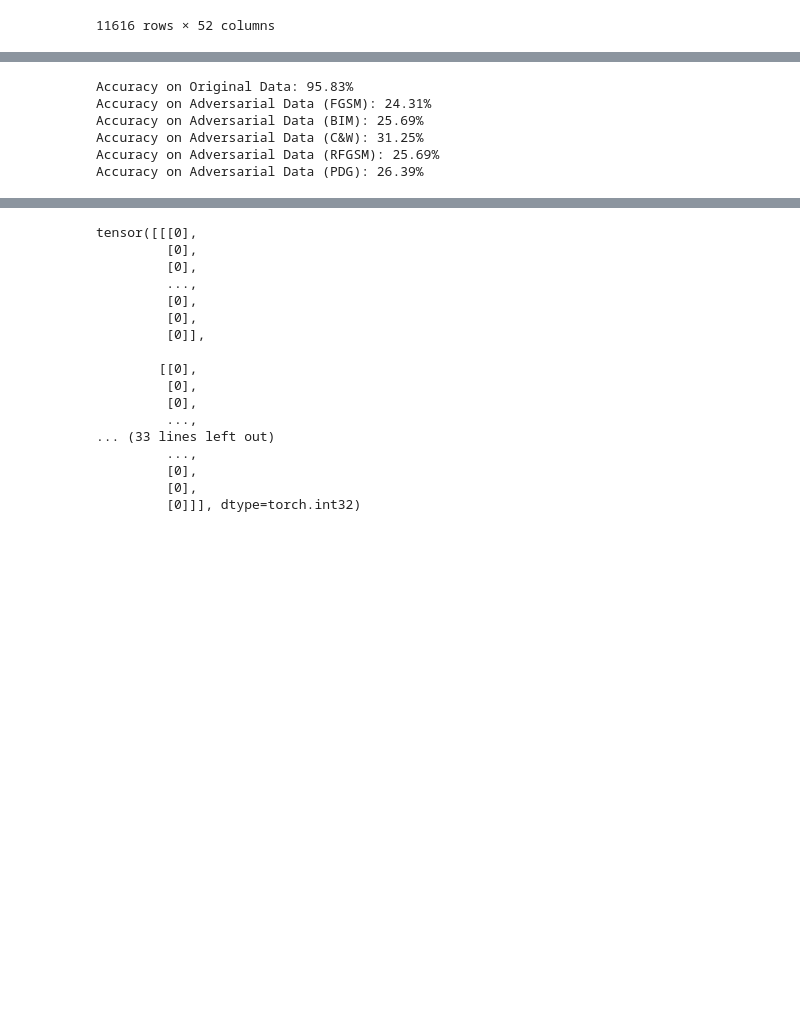
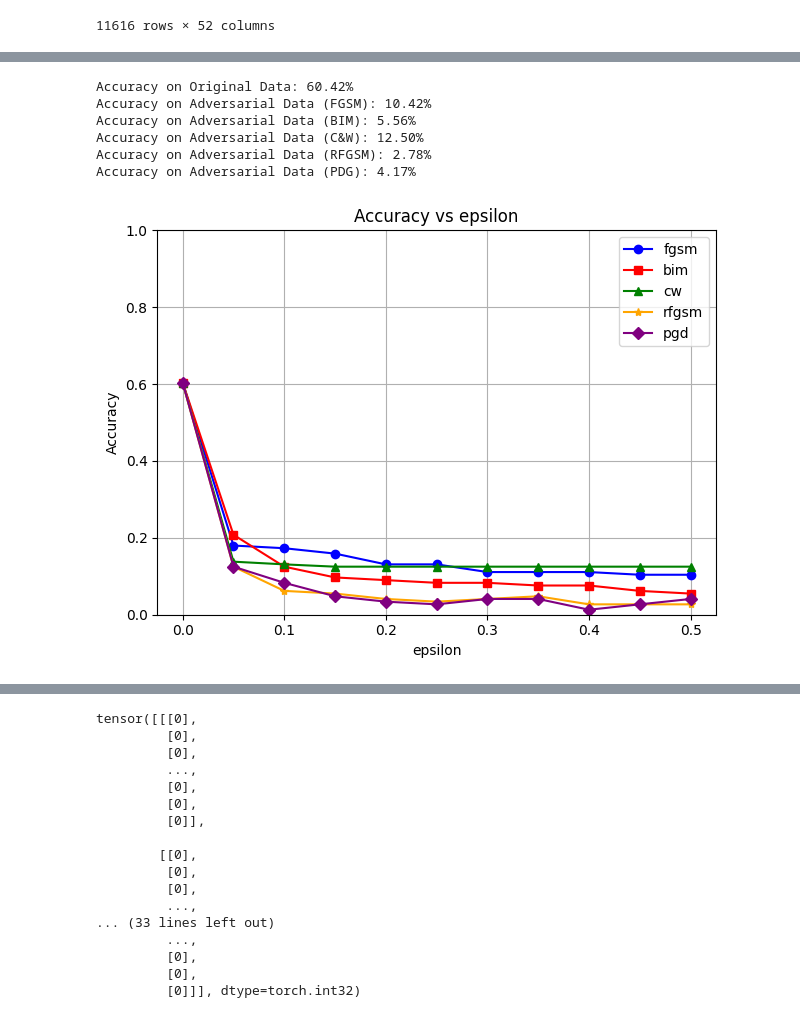
Before and after one commit to emadef1/FaultGuard, a Jupyter notebook: Fault_type.ipynb, the cells around one changed output, grey strips where cells are left out. Drawn from its saved outputs; the diff is of its cells as text; code cells hidden in the pictures; blank space fills up the shorter version.

```diff
--- a/Fault_type.ipynb
+++ b/Fault_type.ipynb
@@ -395,9 +332,8 @@ torch.save(model5.state_dict(), save_path)
 # %%
 # import torchvision
 import torchattacks
+# Load the pre-trained model
 model5.to("cpu")
-
-# Load the pre-trained model
 model5.eval()
 
 # Assuming you have a DataLoader for the test set called 'test_loader'
@@ -405,9 +341,9 @@ model5.eval()
 # Also, make sure your test set is properly normalized
 
 # Attack parameters
-epsilon_fgsm = 0.45 # Perturbation magnitude for FGSM
-epsilon_bim = 0.45 # Perturbation magnitude for BIM
-epsilon_cw = 0.45 # Perturbation magnitude for C&W
+epsilon_fgsm = 0.5  # Perturbation magnitude for FGSM
+epsilon_bim = 0.5 # Perturbation magnitude for BIM
+epsilon_cw = 0.5 # Perturbation magnitude for C&W
 
 correct_original = 0
 correct_adversarial_fgsm = 0
@@ -419,6 +355,7 @@ total = 0
 
 # Iterate over the test set
 for inputs, labels in test_loader:
+
     # Forward pass on the original input
     outputs_original = model5(inputs)
     _, predicted_original = torch.max(outputs_original, 1)
@@ -476,38 +413,40 @@ print(f'Accuracy on Adversarial Data (C&W): {accuracy_adversarial_cw * 100:.2f}%
 print(f'Accuracy on Adversarial Data (RFGSM): {accuracy_adversarial_rfgsm * 100:.2f}%')
 print(f'Accuracy on Adversarial Data (PDG): {accuracy_adversarial_PGD * 100:.2f}%')
 # %% [output]
-Accuracy on Original Data: 95.83%
-Accuracy on Adversarial Data (FGSM): 24.31%
-Accuracy on Adversarial Data (BIM): 25.69%
-Accuracy on Adversarial Data (C&W): 31.25%
-Accuracy on Adversarial Data (RFGSM): 25.69%
-Accuracy on Adversarial Data (PDG): 26.39%
+Accuracy on Original Data: 60.42%
+Accuracy on Adversarial Data (FGSM): 10.42%
+Accuracy on Adversarial Data (BIM): 5.56%
+Accuracy on Adversarial Data (C&W): 12.50%
+Accuracy on Adversarial Data (RFGSM): 2.78%
+Accuracy on Adversarial Data (PDG): 4.17%
 # %%
 import matplotlib.pyplot as plt
 
 # Given ASR values for two sets
-asr_values_set1 = [0.958,0.451, 0.381, 0.298, 0.284, 0.27, 0.25, 0.208, 0.201, 0.201, 0.201]
-asr_values_set2 = [0.958,0.701, 0.534, 0.444, 0.375,0.34, 0.319,  0.319, 0.291, 0.256, 0.27]
-asr_values_set3 = [0.958,0.423, 0.423, 0.423, 0.423, 0.423, 0.423, 0.423, 0.423, 0.423, 0.423]
-asr_values_set4 = [0.958,0.381, 0.263, 0.263, 0.236, 0.222,0.222, 0.215,  0.208, 0.222, 0.215]
-asr_values_set5 = [0.958,0.381, 0.27, 0.256, 0.236, 0.243, 0.236, 0.229, 0.243, 0.256, 0.25]
+asr_values_set1 = [0.604,0.18, 0.173, 0.159, 0.131, 0.131, 0.111, 0.111, 0.111, 0.104, 0.104]
+asr_values_set2 = [0.604,0.208, 0.125, 0.097, 0.09,0.083, 0.083,  0.076, 0.076, 0.062, 0.055]
+asr_values_set3 = [0.604,0.138, 0.131, 0.125, 0.125, 0.125, 0.125, 0.125, 0.125, 0.125, 0.125]
+asr_values_set4 = [0.604,0.125, 0.062, 0.055, 0.041, 0.034,0.041, 0.048,  0.027, 0.027,0.027]
+asr_values_set5 = [0.604,0.125, 0.083, 0.048, 0.034, 0.027, 0.041, 0.041, 0.013, 0.027, 0.041]
 
 # Create a list of feature numbers starting from one
 feature_numbers = [0,0.05,0.1,0.15,0.20,0.25,0.30,0.35,0.40,0.45,0.50]
 
 # Plotting the graphs
 plt.ylim(0, 1.0)
 plt.plot(feature_numbers, asr_values_set1, marker='o', linestyle='-', color='b', label='fgsm')
 plt.plot(feature_numbers, asr_values_set2, marker='s', linestyle='-', color='r', label='bim')
 plt.plot(feature_numbers, asr_values_set3, marker='^', linestyle='-', color='g', label='cw')  # Different color for set3
 plt.plot(feature_numbers, asr_values_set4, marker='*', linestyle='-', color='orange', label='rfgsm')  # Different color for set4
 plt.plot(feature_numbers, asr_values_set5, marker='D', linestyle='-', color='purple', label='pgd')
 # Adding legend
 plt.legend()
 plt.xlabel('epsilon')
 plt.ylabel('Accuracy')
 plt.title('Accuracy vs epsilon')
 plt.grid(True)
 plt.tight_layout()
-plt.savefig('/kaggle/working/model_WB_faultzone.pdf', format='pdf')
+plt.savefig('/kaggle/working/model_WB.pdf', format='pdf')
 plt.show()
+# %% [output]
+[figure, added]
```
Also changed, not shown: parts of 34 cells of this notebook, 1 other file.
